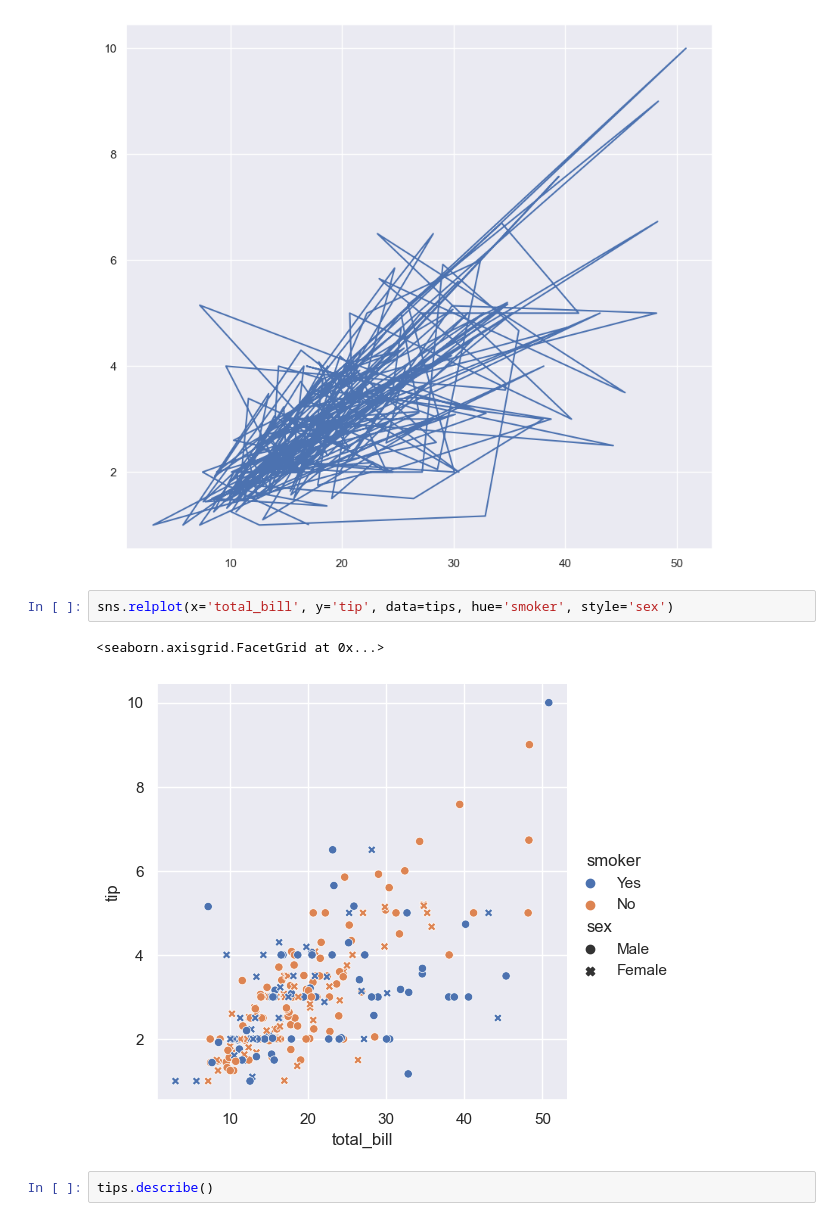
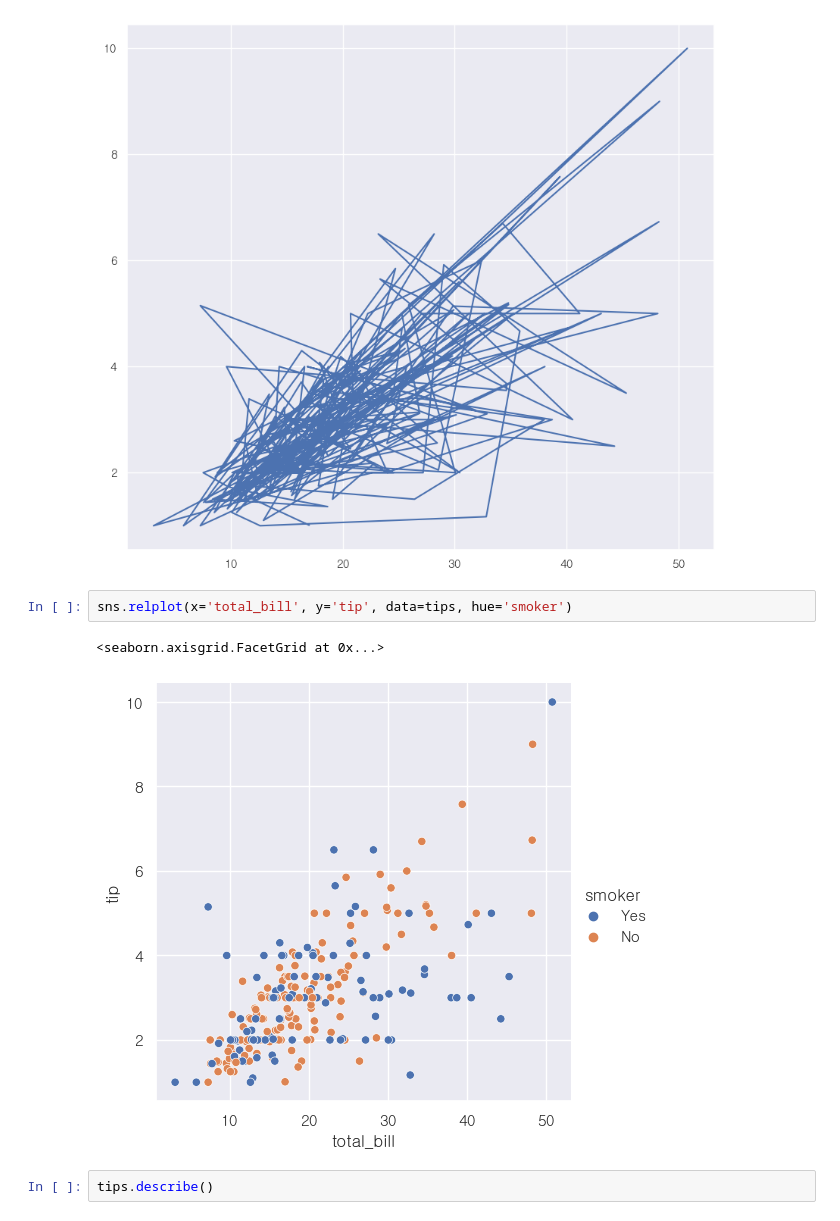
Before and after one commit to eshehh/K1109_Py_Class_Lab, a Jupyter notebook: 0420/seabornTestf.ipynb, the cells around one changed output. Cells and saved outputs as stored; diff of their text form.

```diff
--- a/0420/seabornTestf.ipynb
+++ b/0420/seabornTestf.ipynb
@@ -38,10 +38,10 @@ plt.plot(tips.total_bill, tips.tip)
 [<matplotlib.lines.Line2D at 0x...>]
 [figure]
 # %%
-sns.relplot(x='total_bill', y='tip', data=tips, hue='smoker', style='sex')
+sns.relplot(x='total_bill', y='tip', data=tips, hue='smoker')
 # %% [output]
 <seaborn.axisgrid.FacetGrid at 0x...>
-[figure, old version]
+[figure, new version]
 # %%
 tips.describe()
 # %% [output]
```
Also changed, not shown: 3 other files.
